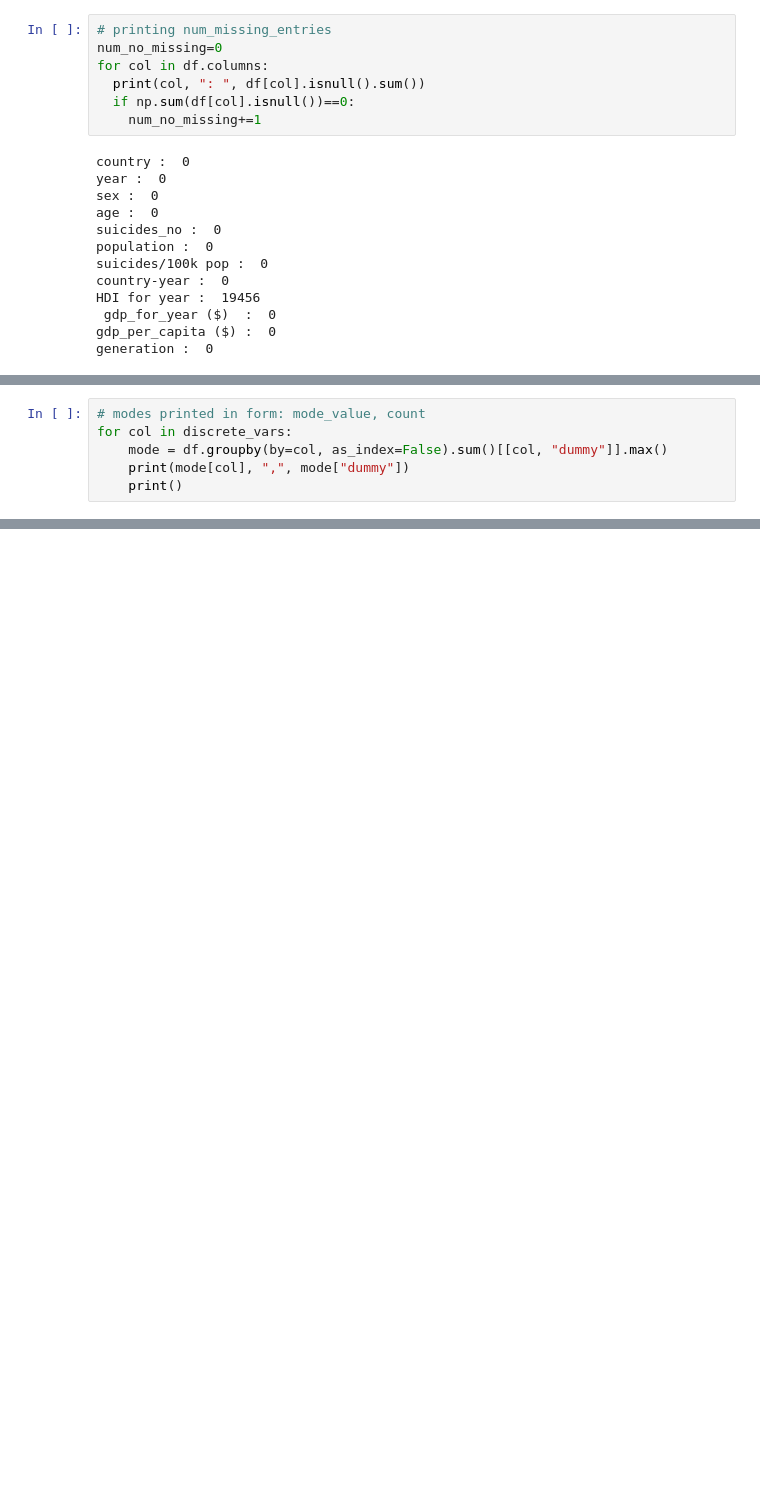
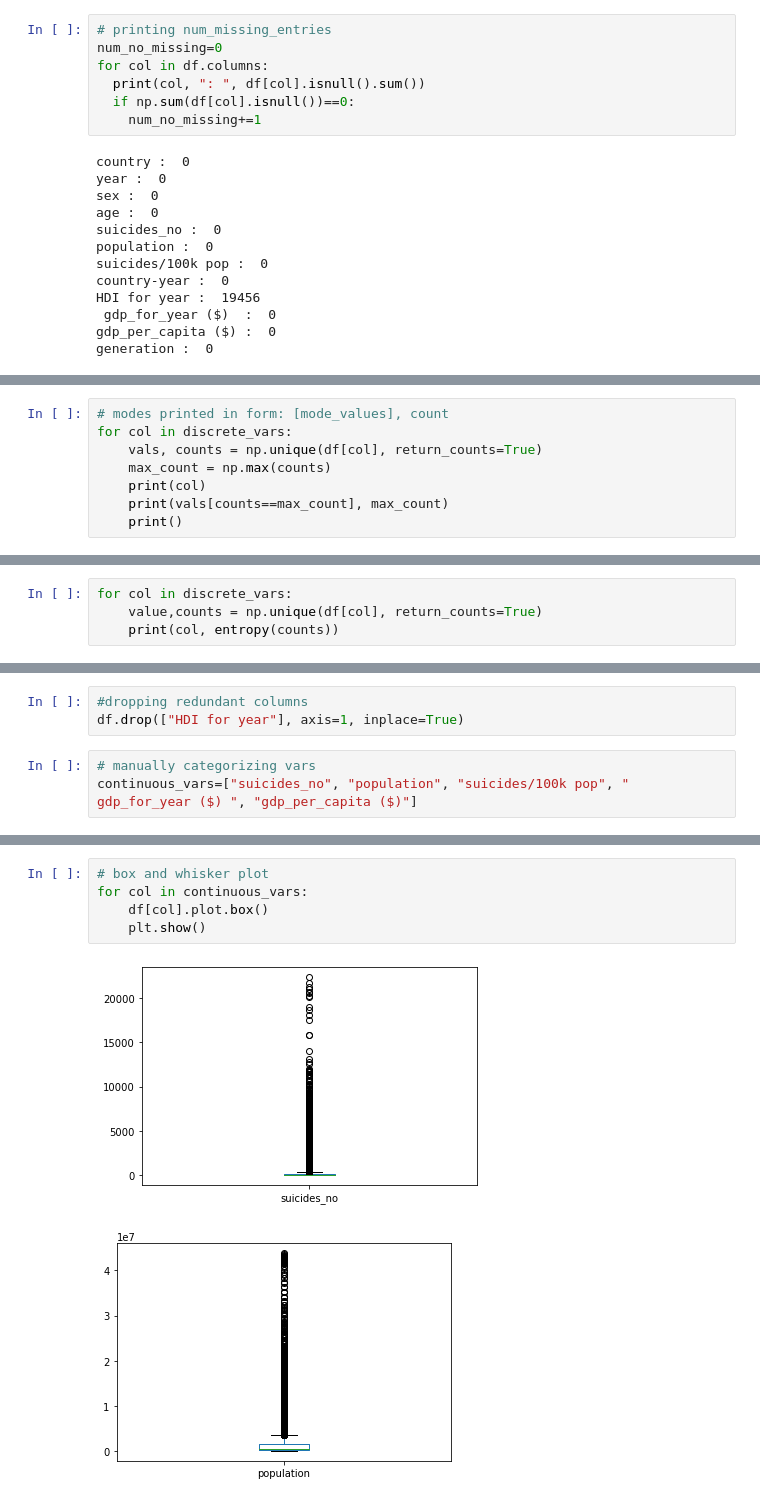
Before and after one commit to sheelfshah/sem3_iitb_material, a Jupyter notebook: ds203/assignment4/ds203_a4_q1.ipynb, the cells around one changed output, grey strips where cells are left out. Drawn from its saved outputs; the diff is of its cells as text; blank space fills up the shorter version.

```diff
--- a/ds203/assignment4/ds203_a4_q1.ipynb
+++ b/ds203/assignment4/ds203_a4_q1.ipynb
@@ -122,7 +129,9 @@ df["dummy"]=1
 # %%
-# modes printed in form: mode_value, count
+# modes printed in form: [mode_values], count
 for col in discrete_vars:
-    mode = df.groupby(by=col, as_index=False).sum()[[col, "dummy"]].max()
-    print(mode[col], ",", mode["dummy"])
+    vals, counts = np.unique(df[col], return_counts=True)
+    max_count = np.max(counts)
+    print(col)
+    print(vals[counts==max_count], max_count)
     print()
 # %% [output]
@@ -146,0 +152,4 @@ ModuleNotFoundError: No module named 'scipy'
+# %%
+for col in discrete_vars:
+    value,counts = np.unique(df[col], return_counts=True)
+    print(col, entropy(counts))
@@ -146,0 +165,6 @@ ModuleNotFoundError: No module named 'scipy'
+# %%
+#dropping redundant columns
+df.drop(["HDI for year"], axis=1, inplace=True)
+# %%
+# manually categorizing vars
+continuous_vars=["suicides_no", "population", "suicides/100k pop", " gdp_for_year ($) ", "gdp_per_capita ($)"]
@@ -146,0 +224,8 @@ ModuleNotFoundError: No module named 'scipy'
+# %%
+# box and whisker plot
+for col in continuous_vars:
+    df[col].plot.box()
+    plt.show()
+# %% [output]
+[figure, added]
+[figure, added]
```
Also changed, not shown: parts of 37 cells of this notebook, 10 other files.
